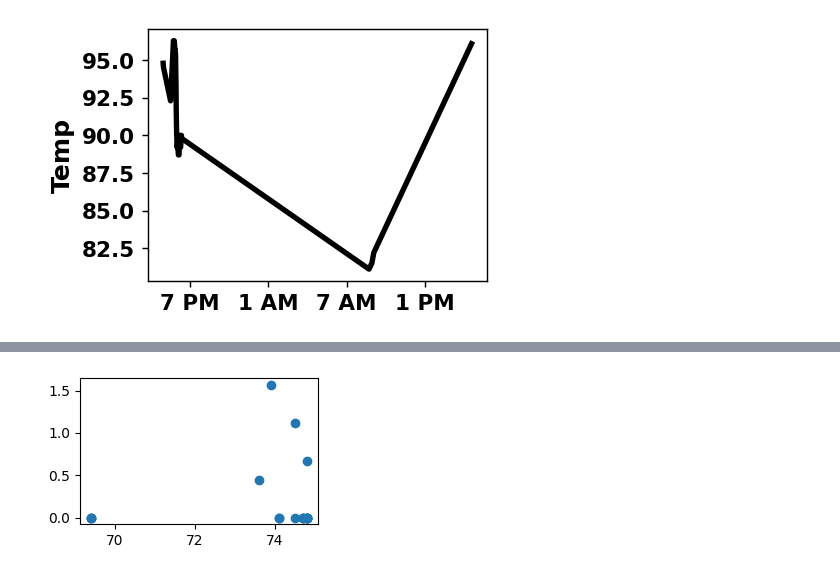
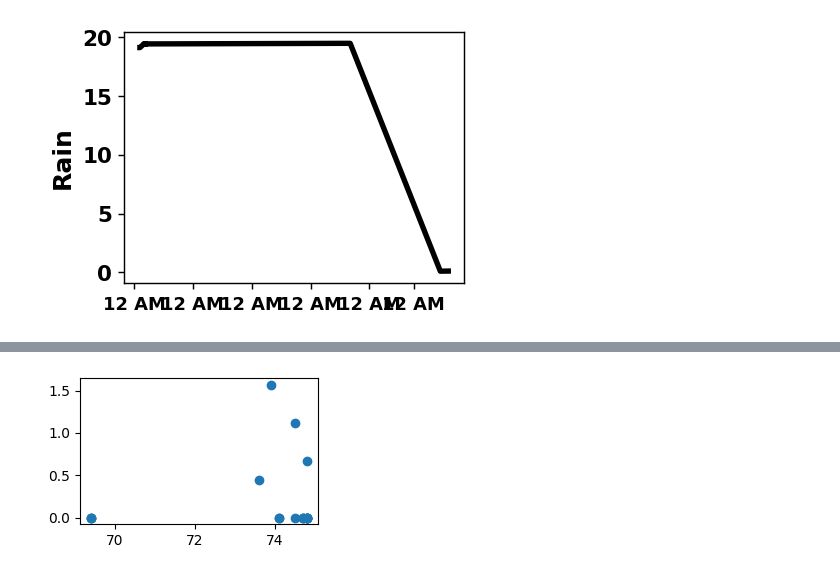
Before and after one commit to sharedw/weather-bot, a Jupyter notebook: explore.ipynb, the cells around one changed output, grey strips where cells are left out. Cells and saved outputs as stored; diff of their text form; code cells hidden in the pictures.

Commit message:
add plotting

```diff
--- a/explore.ipynb
+++ b/explore.ipynb
@@ -9,7 +9,9 @@ TABLE_NAME = 'observations'
 # %%
 var = 'tempf'
 con = duckdb.connect(DB_PATH)
-df = con.sql(f"select date AT TIME ZONE 'UTC' AT TIME ZONE 'America/Chicago' AS cst_time, {var} from observations where date >'2025-07-26'").df()
+df = con.sql(f"""select date AT TIME ZONE 'UTC' AT TIME ZONE 'America/Chicago' AS cst_time,
+              {var} from observations
+              where date >= CURRENT_DATE - INTERVAL 7 DAY""").df()
 con.close()
 df
 # %% [output]
@@ -32,0 +31,27 @@ df
+# %%
+import matplotlib.pyplot as plt
+import matplotlib.dates as mdates
+
+df['mov'] = df[var].rolling(1).mean()
+dpi = 129
+figsize = (3.5, 2.5)
+
+fig, ax = plt.subplots(figsize=figsize, dpi=dpi)
+
+
+fig.patch.set_alpha(0.0)       # Transparent figure background
+ax.set_facecolor('none')       # Transparent plot background
+
+unique_days = df['cst_time'].dt.normalize().drop_duplicates()
+plt.xticks(unique_days, unique_days.dt.strftime('%a'), rotation=0, fontsize=12, fontweight='bold')
+plt.xlim(unique_days.min(), unique_days.max())
+plt.yticks(rotation=0, fontsize=13, fontweight='bold', fontname='DejaVu Sans Mono')
+ax.set_ylabel('Temp', fontsize=14, fontweight='bold')
+ax.spines['top'].set_visible(False)
+ax.spines['right'].set_visible(False)
+ax.plot(df['cst_time'], df['mov'], color='black', linewidth=3)
+#ax.plot(df['cst_time'], df[var])
+
+
+plt.tight_layout()
+plt.savefig("plots/temperature.png", dpi=129, bbox_inches='tight')
@@ -33,36 +60,36 @@ df
 # %%
 import matplotlib.pyplot as plt
 import matplotlib.dates as mdates
 
 
 
 df['mov'] = df[var].rolling(1).mean()
 width, height = 400, 400
 dpi = 129
 figsize = (3.5, 2.5)
 
 fig, ax = plt.subplots(figsize=figsize, dpi=dpi)
 
 fig.patch.set_alpha(0.0)       # Transparent figure background
 ax.set_facecolor('none')       # Transparent plot background
 
-plt.xticks(rotation=0, fontsize=12, fontweight='bold')
+plt.xticks(rotation=0, fontsize=10, fontweight='bold')
 plt.yticks(rotation=0, fontsize=12, fontweight='bold')
 
-ax.set_ylabel('Temp', fontsize=14, fontweight='bold')
+ax.set_ylabel('Rain', fontsize=14, fontweight='bold')
 
 ax.plot(df['cst_time'], df['mov'], color='black', linewidth=3)
 #ax.plot(df['cst_time'], df[var])
 
 myFmt = mdates.DateFormatter("%#I %p")  # 12-hour format with AM/PM
-ax.xaxis.set_major_locator(mdates.HourLocator(interval=6))
+#ax.xaxis.set_major_locator(mdates.HourLocator(interval=6))
 ax.xaxis.set_major_formatter(myFmt)  # apply formatter to x-axis
 
 plt.tight_layout()
-plt.savefig("plots/temperature.png", dpi=129, bbox_inches='tight')
+plt.savefig("plots/rain.png", dpi=129, bbox_inches='tight')
 plt.show()
 # %% [output]
-[figure, old version]
+[figure, new version]
 # %%
 df.groupby
 # %% [output]
```
Also changed, not shown: parts of 3 cells of this notebook, 4 other files.
